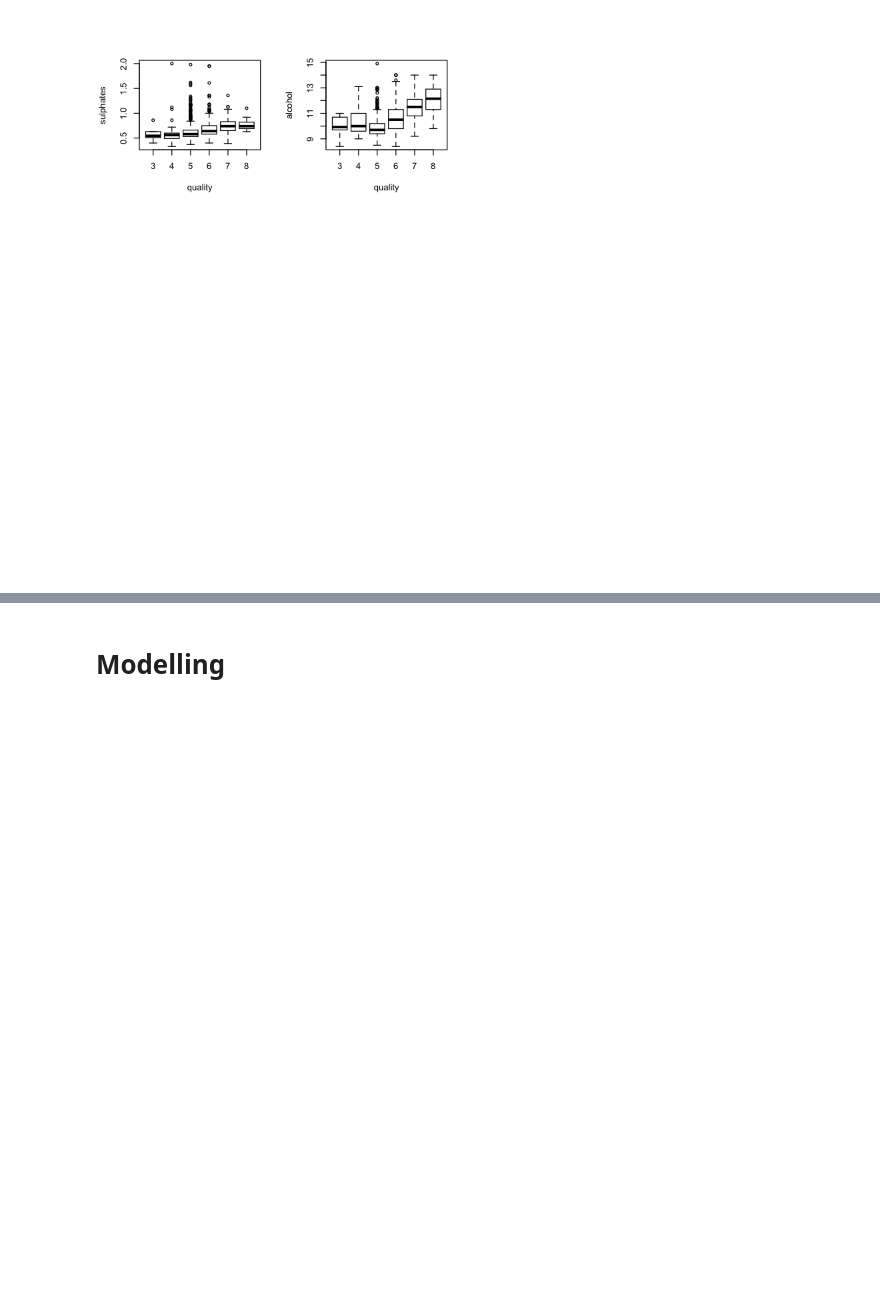
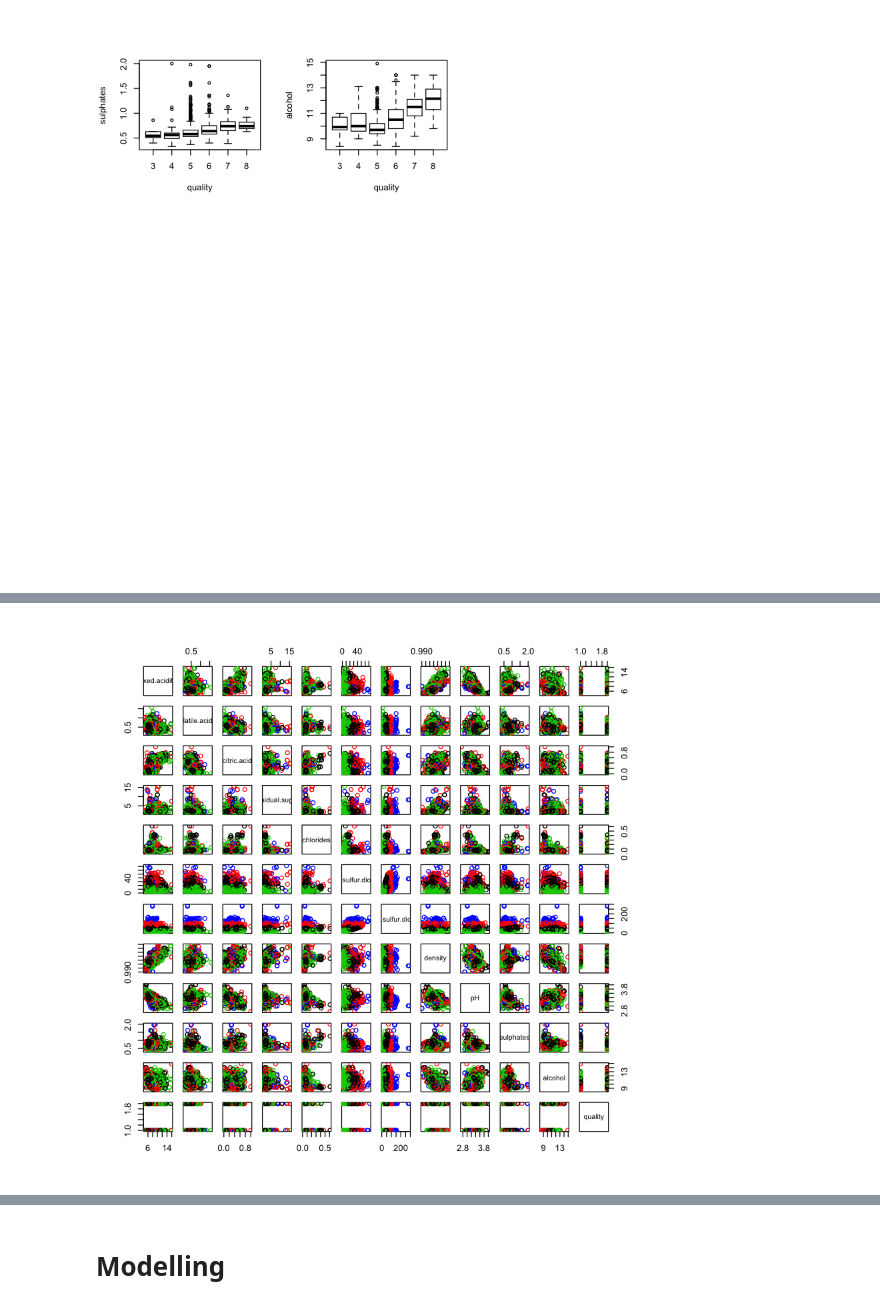
Before and after one commit to spatankar276/Project-Buzz, a Jupyter notebook: 7406-Project-Buzz-Team.ipynb, the cells around one changed output, grey strips where cells are left out. Cells and saved outputs as stored; diff of their text form; code cells hidden in the pictures; blank space fills up the shorter version.

```diff
--- a/7406-Project-Buzz-Team.ipynb
+++ b/7406-Project-Buzz-Team.ipynb
@@ -203,0 +471,9 @@ boxplot(alcohol ~ quality)
+# %%
+# WSS Method
+set.seed(7406)
+
+kbest <- 4 # The best K Value
+fitK = kmeans(wine.pr, kbest, nstart = 5)
+plot(wine,col = fitK$cluster)
+# %% [output]
+[figure, added]
```
Also changed, not shown: parts of 38 cells of this notebook.
